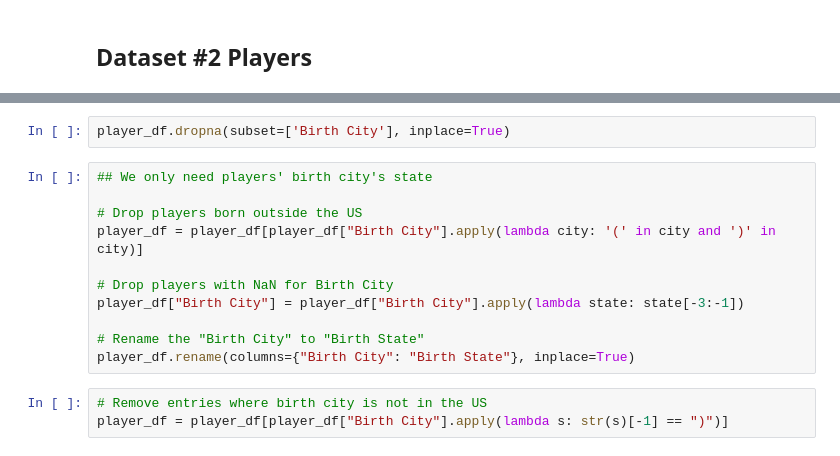
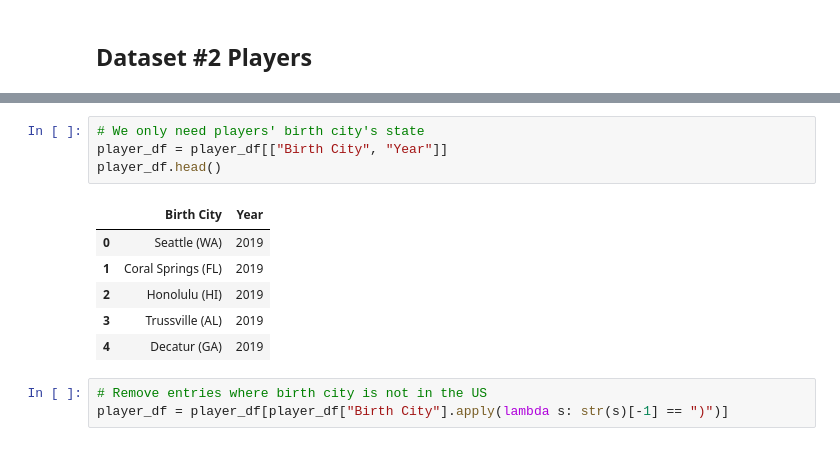
Before and after one commit to jayden789/State-weather-player-performance, a Jupyter notebook: DataCheckpoint_group69.ipynb, the cells around one changed output, grey strips where cells are left out. Saved outputs shown, nothing was run; the diff lists cells and outputs as text.

```diff
--- a/DataCheckpoint_group69.ipynb
+++ b/DataCheckpoint_group69.ipynb
@@ -290,19 +290,17 @@ player_df.head()
 | 2 | Huthifah Abdel Jawad | G | 6-0 | 160 | Hawaii | So | - | Honolulu (HI) | McKinley High School | ... |
 | 3 | Hasan Abdullah | PG | 6-0 | 195 | Navy | Sr | - | Trussville (AL) | Clay-Chalkville High School | ... |
 | 4 | Mohammed Abdusalam | C | 6-9 | 255 | UNC Greensboro | Fr | Sep 7, 1997 | Decatur (GA) | Greenforest Christian High School | ... |
-# %%
-player_df.dropna(subset=['Birth City'], inplace=True)
-# %%
-## We only need players' birth city's state
-
-# Drop players born outside the US
-player_df = player_df[player_df["Birth City"].apply(lambda city: '(' in city and ')' in city)]
-
-# Drop players with NaN for Birth City
-player_df["Birth City"] = player_df["Birth City"].apply(lambda state: state[-3:-1])
-
-# Rename the "Birth City" to "Birth State"
-player_df.rename(columns={"Birth City": "Birth State"}, inplace=True)
+# %%
+# We only need players' birth city's state
+player_df = player_df[["Birth City", "Year"]]
+player_df.head()
+# %% [output]
+|  | Birth City | Year |
+| 0 | Seattle (WA) | 2019 |
+| 1 | Coral Springs (FL) | 2019 |
+| 2 | Honolulu (HI) | 2019 |
+| 3 | Trussville (AL) | 2019 |
+| 4 | Decatur (GA) | 2019 |
 # %%
 # Remove entries where birth city is not in the US
 player_df = player_df[player_df["Birth City"].apply(lambda s: str(s)[-1] == ")")]
```
Also changed, not shown: parts of 18 cells of this notebook.
